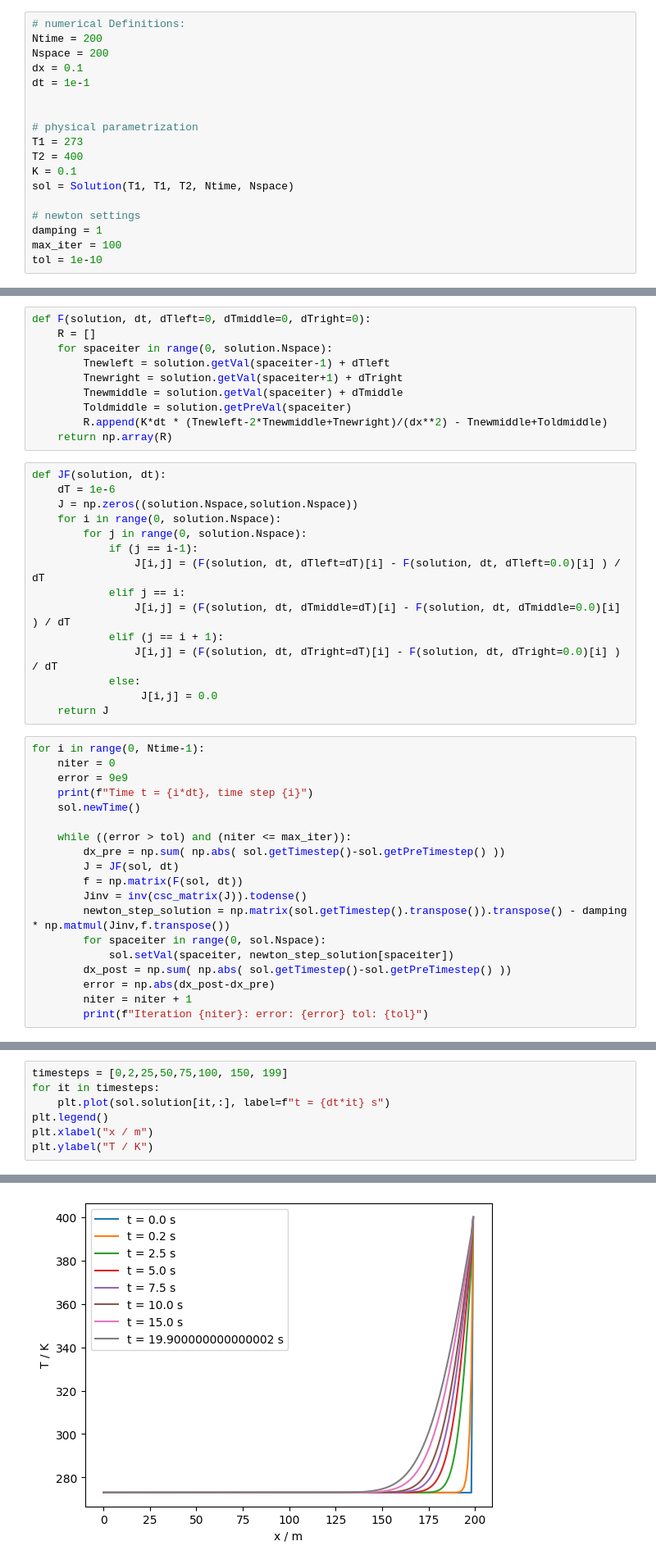
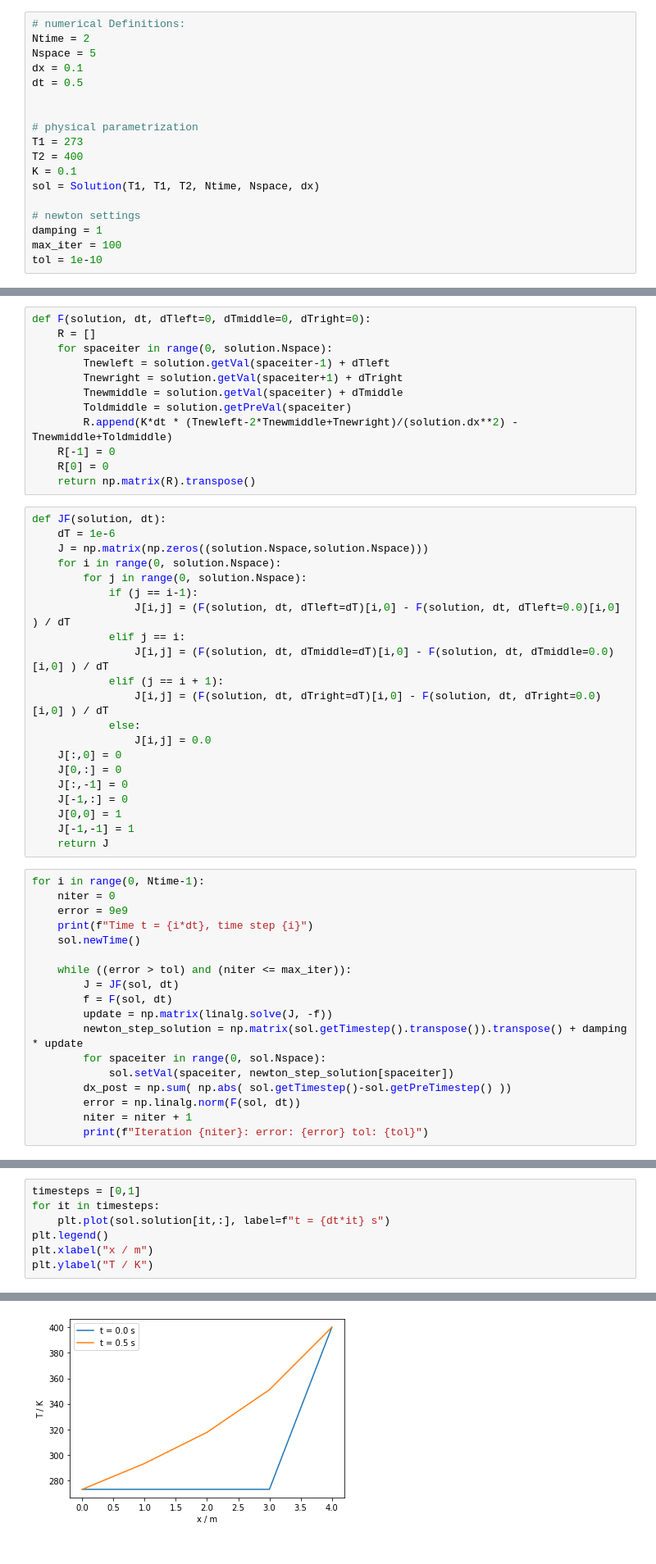
Before and after one commit to joergbuchwald/newton, a Jupyter notebook: newton_heatequation.ipynb, the cells around one changed output, grey strips where cells are left out. Shown: that part at 82% size. Cells and saved outputs as stored; diff of their text form.

```diff
--- a/newton_heatequation.ipynb
+++ b/newton_heatequation.ipynb
@@ -67,17 +71,17 @@ class Solution:
         return self.solution[self.timestep-1, :]
 # %%
 # numerical Definitions:
-Ntime = 200
-Nspace = 200
+Ntime = 2
+Nspace = 5
 dx = 0.1
-dt = 1e-1
+dt = 0.5
 
 
 # physical parametrization
 T1 = 273
 T2 = 400
 K = 0.1
-sol = Solution(T1, T1, T2, Ntime, Nspace)
+sol = Solution(T1, T1, T2, Ntime, Nspace, dx)
 
 # newton settings
 damping = 1
@@ -99,22 +103,30 @@ def F(solution, dt, dTleft=0, dTmiddle=0, dTright=0):
         Tnewright = solution.getVal(spaceiter+1) + dTright
         Tnewmiddle = solution.getVal(spaceiter) + dTmiddle
         Toldmiddle = solution.getPreVal(spaceiter)
-        R.append(K*dt * (Tnewleft-2*Tnewmiddle+Tnewright)/(dx**2) - Tnewmiddle+Toldmiddle)
-    return np.array(R)
+        R.append(K*dt * (Tnewleft-2*Tnewmiddle+Tnewright)/(solution.dx**2) - Tnewmiddle+Toldmiddle)
+    R[-1] = 0
+    R[0] = 0
+    return np.matrix(R).transpose()
 # %%
 def JF(solution, dt):
     dT = 1e-6
-    J = np.zeros((solution.Nspace,solution.Nspace))
+    J = np.matrix(np.zeros((solution.Nspace,solution.Nspace)))
     for i in range(0, solution.Nspace):
         for j in range(0, solution.Nspace):
             if (j == i-1):
-                J[i,j] = (F(solution, dt, dTleft=dT)[i] - F(solution, dt, dTleft=0.0)[i] ) / dT
+                J[i,j] = (F(solution, dt, dTleft=dT)[i,0] - F(solution, dt, dTleft=0.0)[i,0] ) / dT
             elif j == i:
-                J[i,j] = (F(solution, dt, dTmiddle=dT)[i] - F(solution, dt, dTmiddle=0.0)[i] ) / dT
+                J[i,j] = (F(solution, dt, dTmiddle=dT)[i,0] - F(solution, dt, dTmiddle=0.0)[i,0] ) / dT
             elif (j == i + 1):
-                J[i,j] = (F(solution, dt, dTright=dT)[i] - F(solution, dt, dTright=0.0)[i] ) / dT
+                J[i,j] = (F(solution, dt, dTright=dT)[i,0] - F(solution, dt, dTright=0.0)[i,0] ) / dT
             else:
-                 J[i,j] = 0.0
+                J[i,j] = 0.0
+    J[:,0] = 0
+    J[0,:] = 0
+    J[:,-1] = 0
+    J[-1,:] = 0
+    J[0,0] = 1
+    J[-1,-1] = 1
     return J
 # %%
 for i in range(0, Ntime-1):
@@ -124,15 +136,14 @@ for i in range(0, Ntime-1):
     sol.newTime()
 
     while ((error > tol) and (niter <= max_iter)):
-        dx_pre = np.sum( np.abs( sol.getTimestep()-sol.getPreTimestep() ))
         J = JF(sol, dt)
-        f = np.matrix(F(sol, dt))
-        Jinv = inv(csc_matrix(J)).todense()
-        newton_step_solution = np.matrix(sol.getTimestep().transpose()).transpose() - damping * np.matmul(Jinv,f.transpose())
+        f = F(sol, dt)
+        update = np.matrix(linalg.solve(J, -f))
+        newton_step_solution = np.matrix(sol.getTimestep().transpose()).transpose() + damping * update
         for spaceiter in range(0, sol.Nspace):
             sol.setVal(spaceiter, newton_step_solution[spaceiter])
         dx_post = np.sum( np.abs( sol.getTimestep()-sol.getPreTimestep() ))
-        error = np.abs(dx_post-dx_pre)
+        error = np.linalg.norm(F(sol, dt))
         niter = niter + 1
         print(f"Iteration {niter}: error: {error} tol: {tol}")
 # %% [output]
@@ -156,10 +160,10 @@ KeyboardInterrupt:
 # %%
-timesteps = [0,2,25,50,75,100, 150, 199]
+timesteps = [0,1]
 for it in timesteps:
     plt.plot(sol.solution[it,:], label=f"t = {dt*it} s")
 plt.legend()
 plt.xlabel("x / m")
 plt.ylabel("T / K")
 # %% [output]
 Text(0, 0.5, 'T / K')
-[figure, old version]
+[figure, new version]
```
Also changed, not shown: parts of 4 cells of this notebook, 2 other files.
